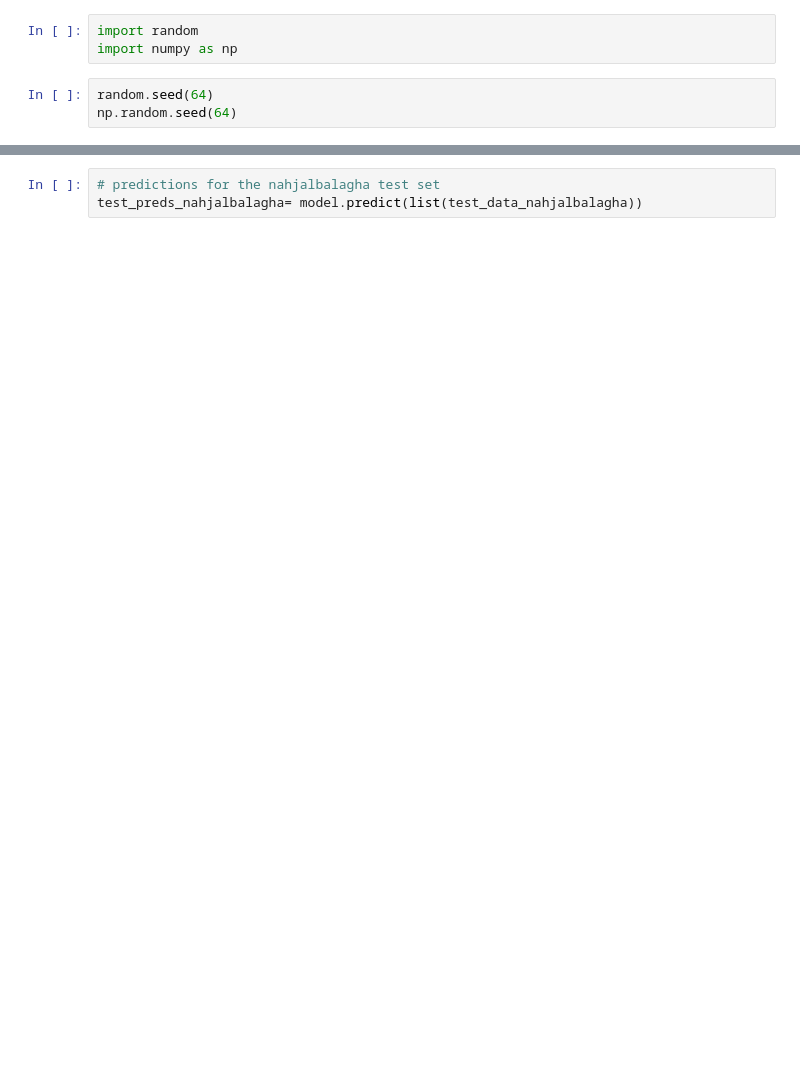
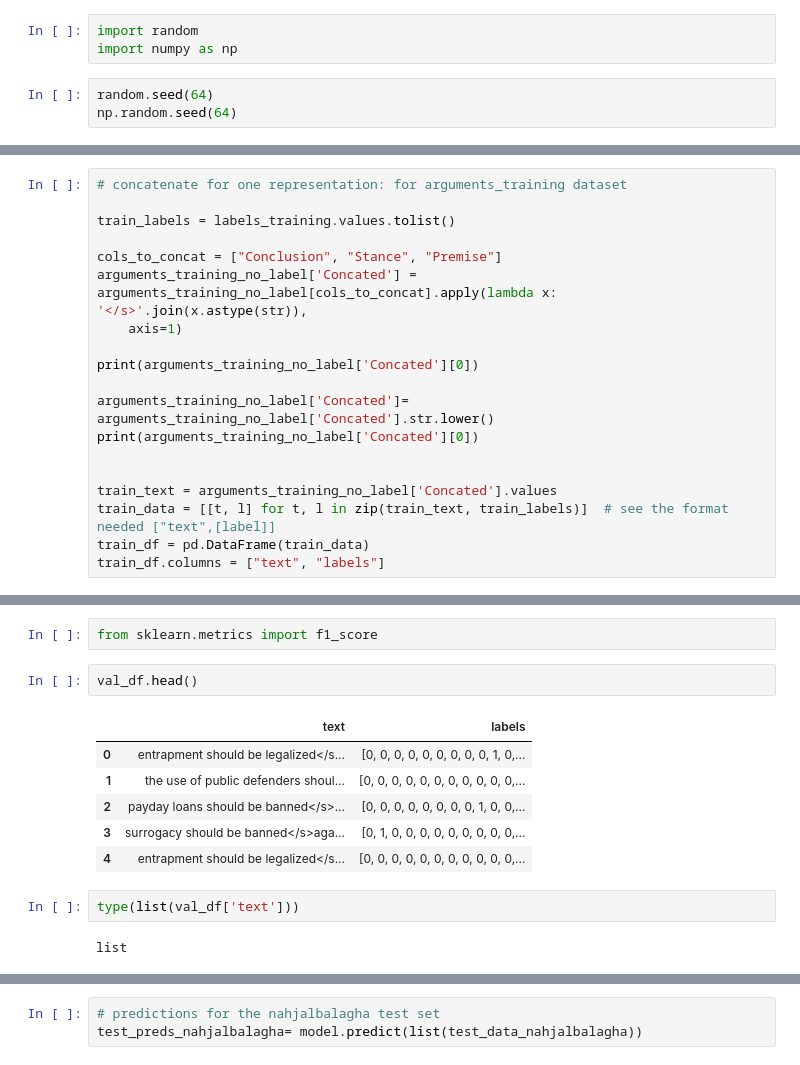
Before and after one commit to fidan-c/human-value-detection, a Jupyter notebook: Value_Det2.ipynb, the cells around one changed output, grey strips where cells are left out. Cells and saved outputs as stored; diff of their text form; blank space fills up the shorter version.

Commit message:
Conc</s>Stance</s>Premise with roberta-large. Same hyperparameters

```diff
--- a/Value_Det2.ipynb
+++ b/Value_Det2.ipynb
@@ -242,0 +62,19 @@ pred_df_no_stance.to_csv("main_test_pred.tsv", index=False, sep='\t')
+# %%
+# concatenate for one representation: for arguments_training dataset
+
+train_labels = labels_training.values.tolist()
+
+cols_to_concat = ["Conclusion", "Stance", "Premise"]
+arguments_training_no_label['Concated'] = arguments_training_no_label[cols_to_concat].apply(lambda x: '</s>'.join(x.astype(str)),
+    axis=1)
+
+print(arguments_training_no_label['Concated'][0])
+
+arguments_training_no_label['Concated']= arguments_training_no_label['Concated'].str.lower()
+print(arguments_training_no_label['Concated'][0])
+
+
+train_text = arguments_training_no_label['Concated'].values
+train_data = [[t, l] for t, l in zip(train_text, train_labels)]  # see the format needed ["text",[label]]
+train_df = pd.DataFrame(train_data)
+train_df.columns = ["text", "labels"]
@@ -242,0 +163,15 @@ pred_df_no_stance.to_csv("main_test_pred.tsv", index=False, sep='\t')
+# %%
+from sklearn.metrics import f1_score
+# %%
+val_df.head()
+# %% [output]
+|  | text | labels |
+| 0 | entrapment should be legalized</s... | [0, 0, 0, 0, 0, 0, 0, 0, 0, 1, 0,... |
+| 1 | the use of public defenders shoul... | [0, 0, 0, 0, 0, 0, 0, 0, 0, 0, 0,... |
+| 2 | payday loans should be banned</s>... | [0, 0, 0, 0, 0, 0, 0, 0, 1, 0, 0,... |
+| 3 | surrogacy should be banned</s>aga... | [0, 1, 0, 0, 0, 0, 0, 0, 0, 0, 0,... |
+| 4 | entrapment should be legalized</s... | [0, 0, 0, 0, 0, 0, 0, 0, 0, 0, 0,... |
+# %%
+type(list(val_df['text']))
+# %% [output]
+list
```
Also changed, not shown: parts of 47 cells of this notebook.
